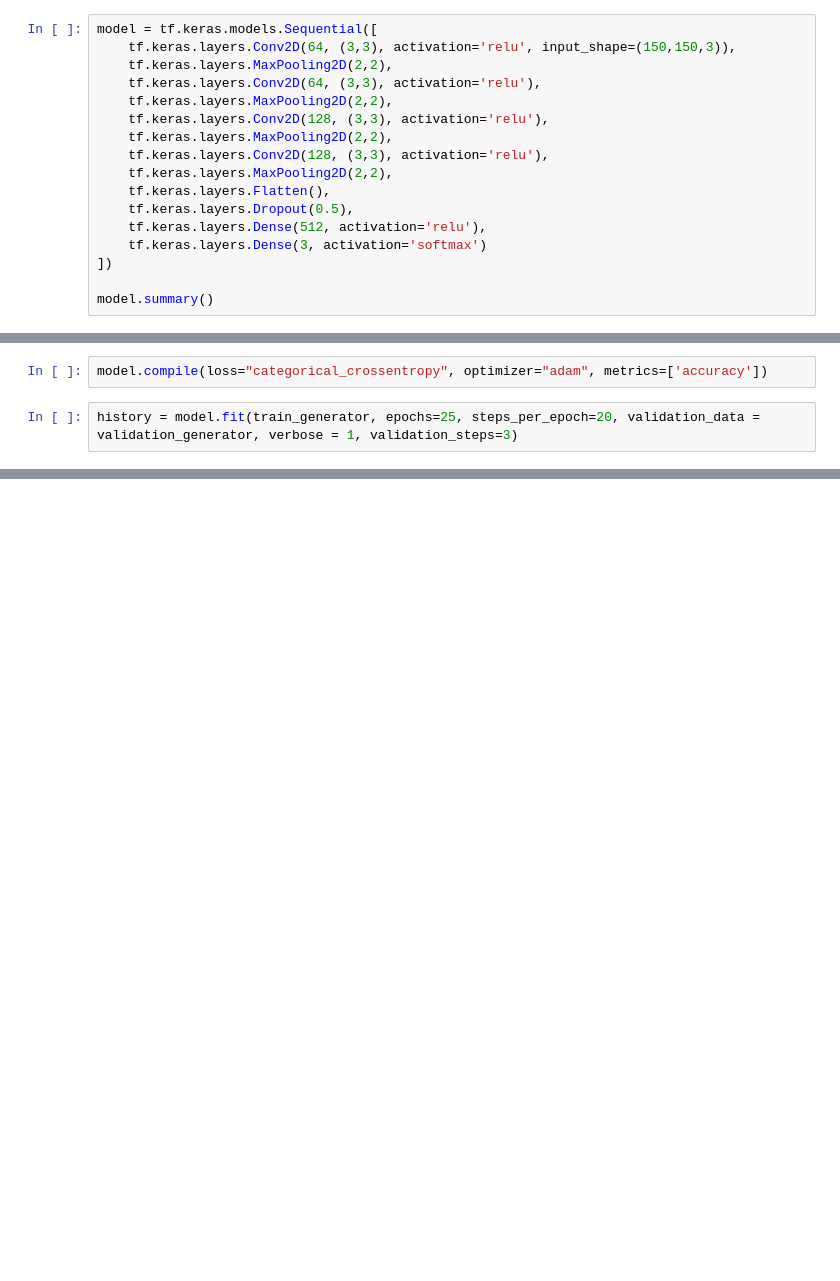
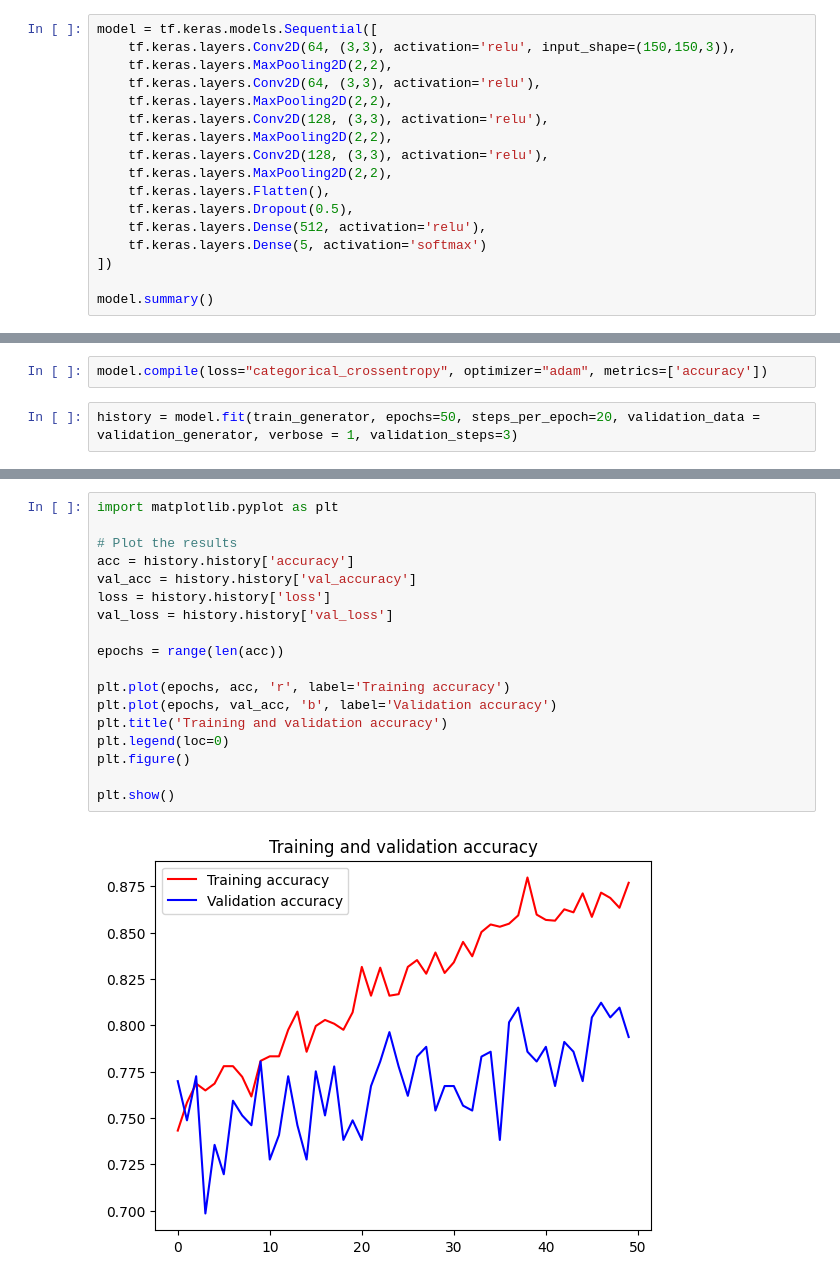
Before and after one commit to Greatreyhan/Flower_Classification, a Jupyter notebook: main.ipynb, the cells around one changed output, grey strips where cells are left out. Drawn from its saved outputs; the diff is of its cells as text; blank space fills up the shorter version.

```diff
--- a/main.ipynb
+++ b/main.ipynb
@@ -152,7 +150,7 @@ model = tf.keras.models.Sequential([
     tf.keras.layers.Flatten(),
     tf.keras.layers.Dropout(0.5),
     tf.keras.layers.Dense(512, activation='relu'),
-    tf.keras.layers.Dense(3, activation='softmax')
+    tf.keras.layers.Dense(5, activation='softmax')
 ])
 
 model.summary()
@@ -177,5 +175,5 @@ _________________________________________________________________
 # %%
 model.compile(loss="categorical_crossentropy", optimizer="adam", metrics=['accuracy'])
 # %%
-history = model.fit(train_generator, epochs=25, steps_per_epoch=20, validation_data = validation_generator, verbose = 1, validation_steps=3)
+history = model.fit(train_generator, epochs=50, steps_per_epoch=20, validation_data = validation_generator, verbose = 1, validation_steps=3)
 # %% [output]
@@ -183,0 +197,20 @@ InvalidArgumentError: ignored
+# %%
+import matplotlib.pyplot as plt
+
+# Plot the results
+acc = history.history['accuracy']
+val_acc = history.history['val_accuracy']
+loss = history.history['loss']
+val_loss = history.history['val_loss']
+
+epochs = range(len(acc))
+
+plt.plot(epochs, acc, 'r', label='Training accuracy')
+plt.plot(epochs, val_acc, 'b', label='Validation accuracy')
+plt.title('Training and validation accuracy')
+plt.legend(loc=0)
+plt.figure()
+
+plt.show()
+# %% [output]
+[figure, added]
```
Also changed, not shown: parts of 15 cells of this notebook.
